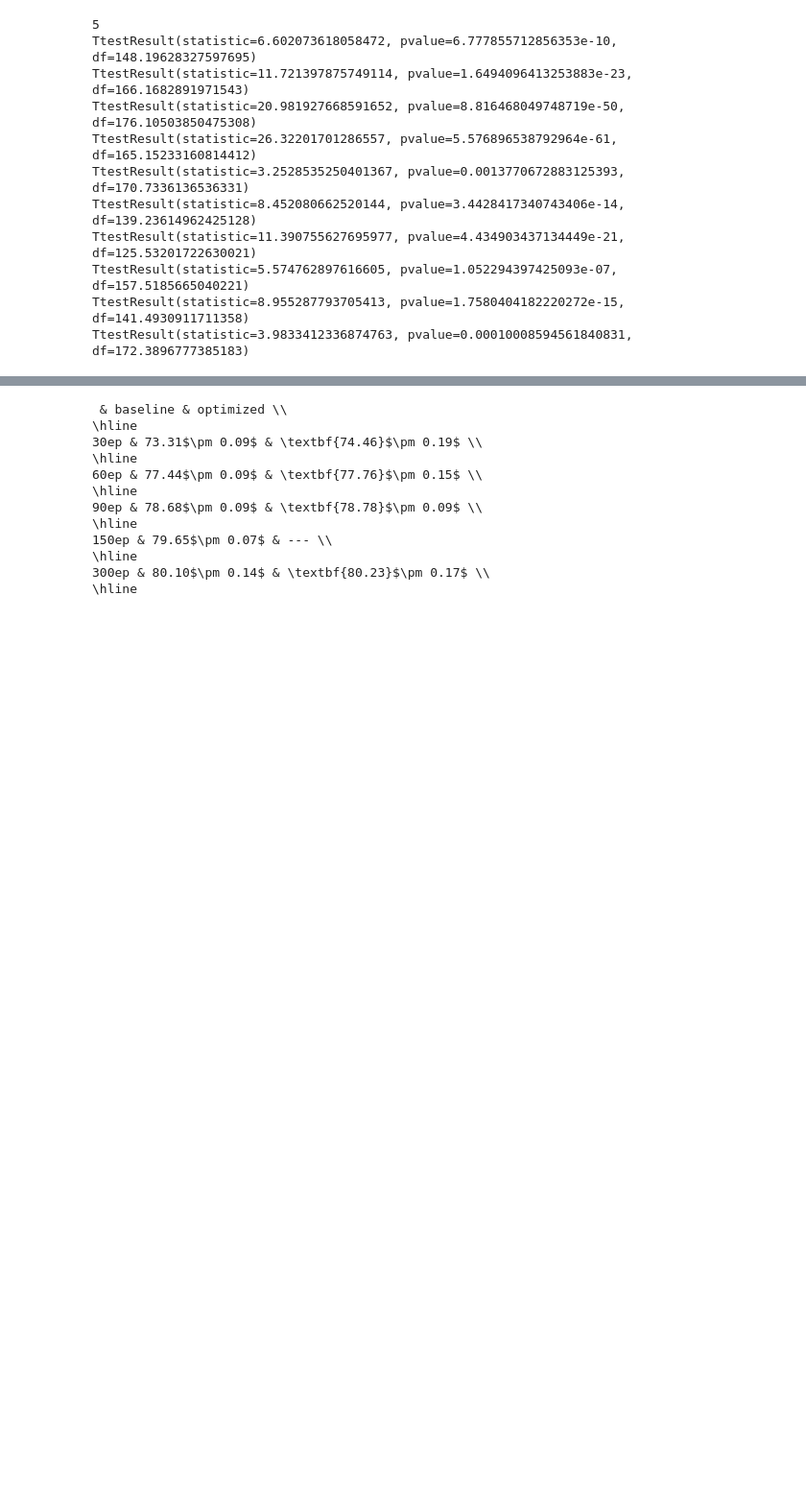
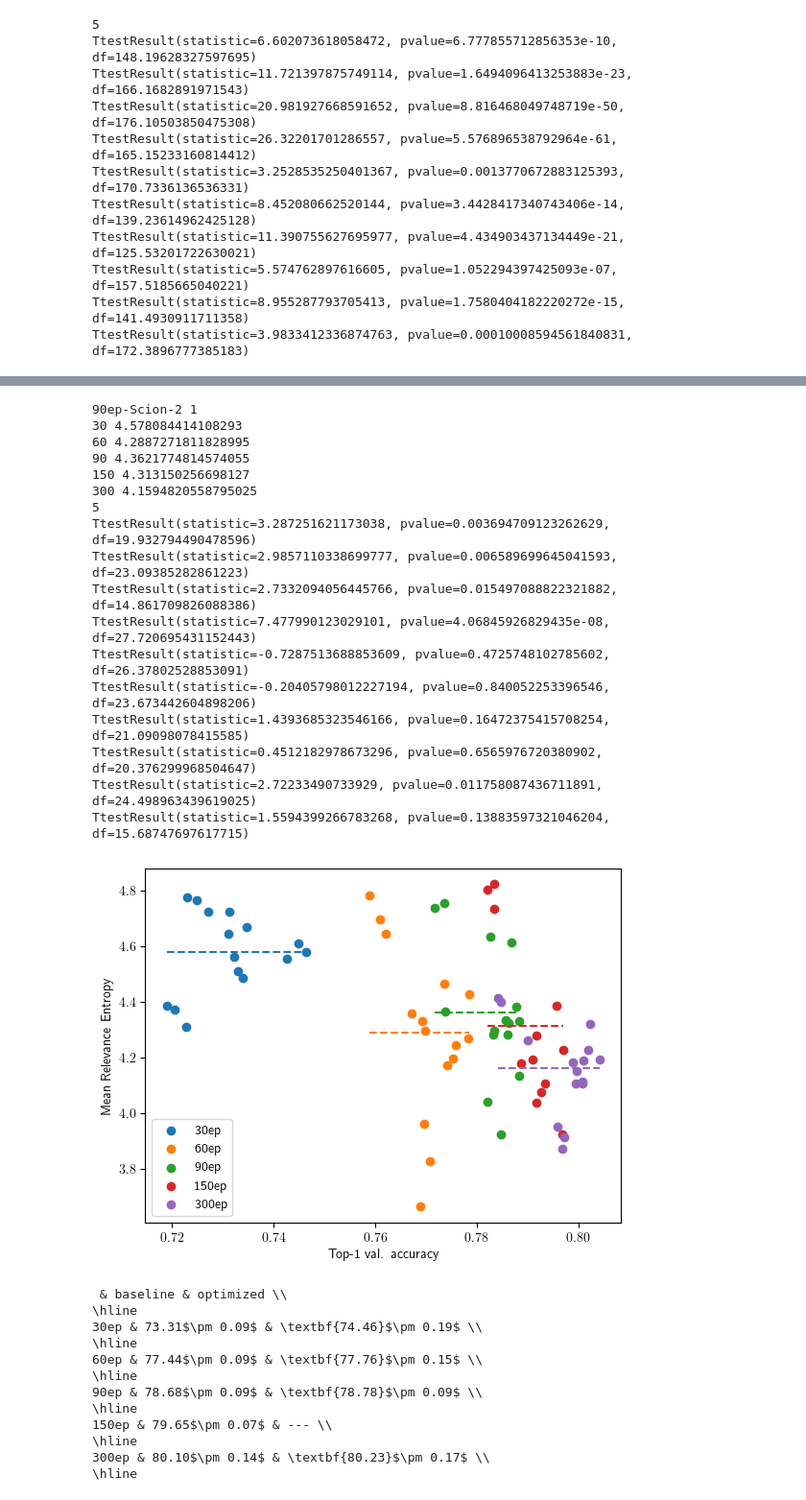
Before and after one commit to EIFY/mup-vit, a Jupyter notebook: notebooks/sweep_eval.ipynb, the cells around one changed output, grey strips where cells are left out. Shown at 96% size. Saved outputs shown, nothing was run; the diff lists cells and outputs as text; code cells hidden in the pictures; blank space fills up the shorter version.

```diff
--- a/notebooks/sweep_eval.ipynb
+++ b/notebooks/sweep_eval.ipynb
@@ -745,3 +455,32 @@ matplotlib.rcParams['axes.prop_cycle'] = old_cycle
+# %%
+filename = 'attn_entropy.npy'
+
+epoch_entropy_scatter(filename)
+
+plt.legend(loc="lower left")
+plt.xlabel("Top-1 val. accuracy")
+plt.ylabel("Mean Relevance Entropy")
+plt.savefig("scion_rel_entropy_vs_acc.png")
+plt.show()
+# %% [output]
+90ep-Scion-2 1
+30 4.578084414108293
+60 4.2887271811828995
+90 4.3621774814574055
+150 4.313150256698127
+300 4.1594820558795025
+5
+TtestResult(statistic=3.287251621173038, pvalue=0.003694709123262629, df=19.932794490478596)
+TtestResult(statistic=2.9857110338699777, pvalue=0.006589699645041593, df=23.09385282861223)
+TtestResult(statistic=2.7332094056445766, pvalue=0.015497088822321882, df=14.861709826088386)
+TtestResult(statistic=7.477990123029101, pvalue=4.06845926829435e-08, df=27.720695431152443)
+TtestResult(statistic=-0.7287513688853609, pvalue=0.4725748102785602, df=26.37802528853091)
+TtestResult(statistic=-0.20405798012227194, pvalue=0.840052253396546, df=23.673442604898206)
+TtestResult(statistic=1.4393685323546166, pvalue=0.16472375415708254, df=21.09098078415585)
+TtestResult(statistic=0.4512182978673296, pvalue=0.6565976720380902, df=20.376299968504647)
+TtestResult(statistic=2.72233490733929, pvalue=0.011758087436711891, df=24.498963439619025)
+TtestResult(statistic=1.5594399266783268, pvalue=0.13883597321046204, df=15.68747697617715)
+[figure, added]
 # %%
 lines = []
 l = ['', 'baseline', 'optimized']
```
Also changed, not shown: parts of 14 cells of this notebook, 15 other files.
